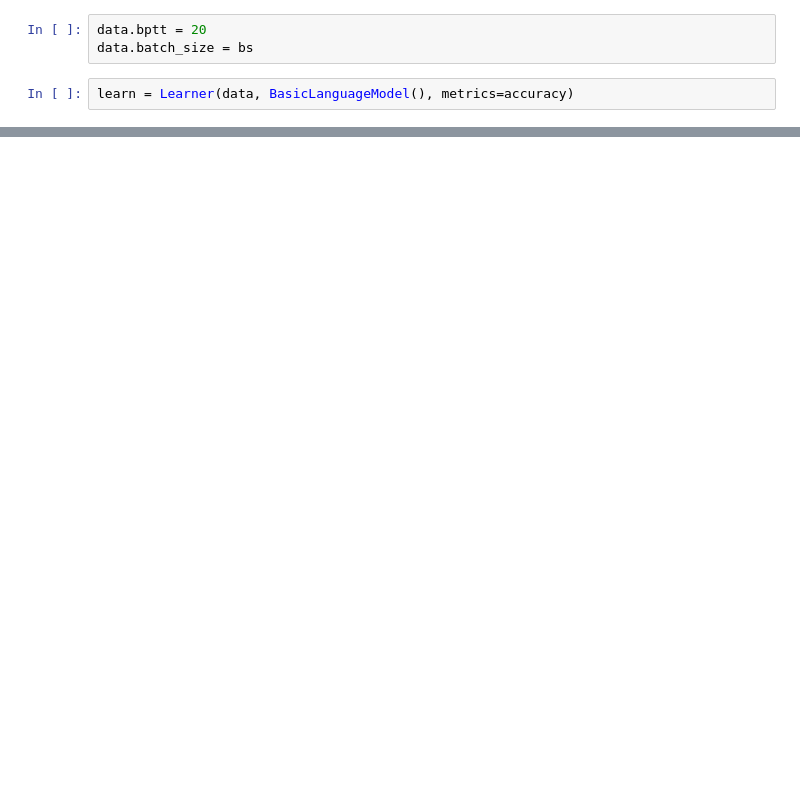
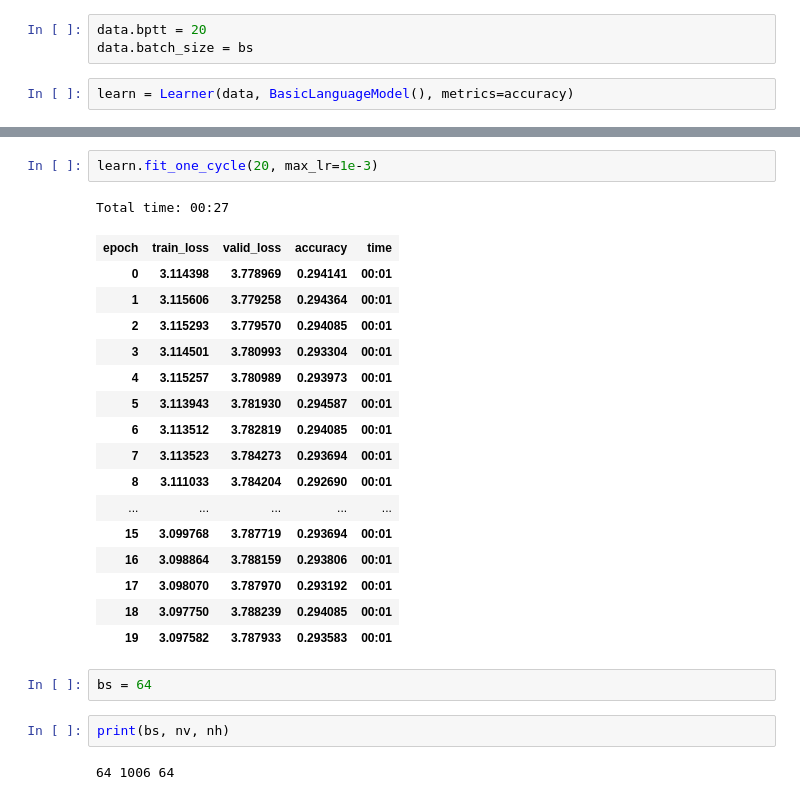
Before and after one commit to rforgione/WarOfTheRNNs, a Jupyter notebook: Model.ipynb, the cells around one changed output, grey strips where cells are left out. Cells and saved outputs as stored; diff of their text form; blank space fills up the shorter version.

```diff
--- a/Model.ipynb
+++ b/Model.ipynb
@@ -221,0 +324,26 @@ Total time: 00:11
+# %%
+learn.fit_one_cycle(20, max_lr=1e-3)
+# %% [output]
+Total time: 00:27
+| epoch | train_loss | valid_loss | accuracy | time |
+| 0 | 3.114398 | 3.778969 | 0.294141 | 00:01 |
+| 1 | 3.115606 | 3.779258 | 0.294364 | 00:01 |
+| 2 | 3.115293 | 3.779570 | 0.294085 | 00:01 |
+| 3 | 3.114501 | 3.780993 | 0.293304 | 00:01 |
+| 4 | 3.115257 | 3.780989 | 0.293973 | 00:01 |
+| 5 | 3.113943 | 3.781930 | 0.294587 | 00:01 |
+| 6 | 3.113512 | 3.782819 | 0.294085 | 00:01 |
+| 7 | 3.113523 | 3.784273 | 0.293694 | 00:01 |
+| 8 | 3.111033 | 3.784204 | 0.292690 | 00:01 |
+| ... | ... | ... | ... | ... |
+| 15 | 3.099768 | 3.787719 | 0.293694 | 00:01 |
+| 16 | 3.098864 | 3.788159 | 0.293806 | 00:01 |
+| 17 | 3.098070 | 3.787970 | 0.293192 | 00:01 |
+| 18 | 3.097750 | 3.788239 | 0.294085 | 00:01 |
+| 19 | 3.097582 | 3.787933 | 0.293583 | 00:01 |
+# %%
+bs = 64
+# %%
+print(bs, nv, nh)
+# %% [output]
+64 1006 64
```
Also changed, not shown: parts of 30 cells of this notebook, 1 other file.
